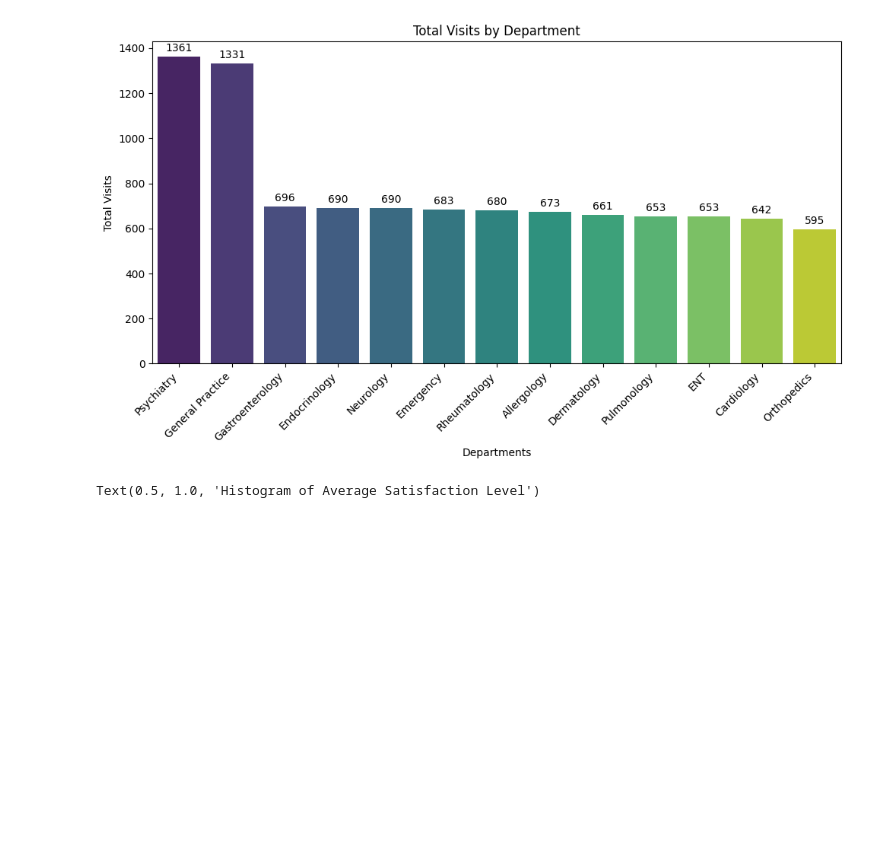
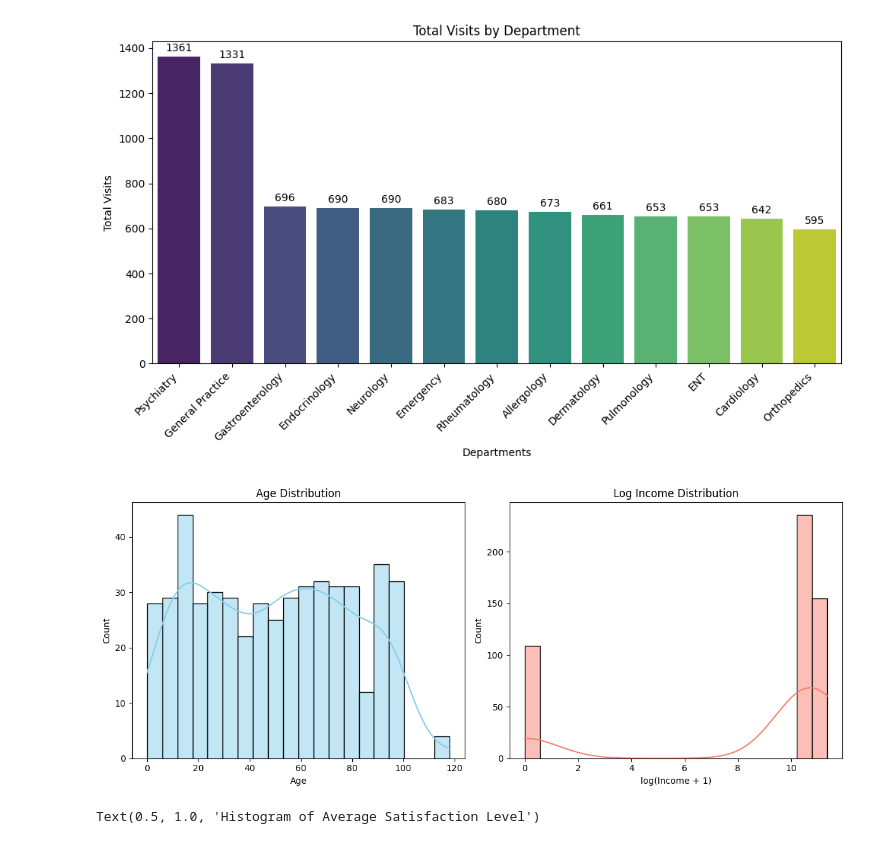
Before and after one commit to gugaffranco/datapreprocessing, a Jupyter notebook: G08 - Code.ipynb, the cells around one changed output. Saved outputs shown, nothing was run; the diff lists cells and outputs as text; code cells hidden in the pictures; blank space fills up the shorter version.

```diff
--- a/G08 - Code.ipynb
+++ b/G08 - Code.ipynb
@@ -461,3 +485,58 @@ Passing `palette` without assigning `hue` is deprecated and will be removed in v
 
   sns.barplot(x=totals.index, y=totals.values, palette='viridis')
 [figure]
+# %%
+# Generate histograms for Age and log-transformed Income using ABT dataframe
+
+
+
+# Columns we need
+age_col = 'Age'
+income_col = 'Approximate Annual Income'
+
+# Make sure at least one column is present
+if age_col not in ABT_city_hospital and income_col not in ABT_city_hospital.columns:
+    raise KeyError(f"Required columns not found. Available columns: {list(ABT_city_hospital.columns)}")
+
+# Log-transform income if present
+log_income = None
+if income_col in ABT_city_hospital.columns:
+    log_income = np.log1p(ABT_city_hospital[income_col].fillna(0))
+
+# Plot setup
+plt.figure(figsize=(12, 5))
+
+# ---- Age histogram ----
+plt.subplot(1, 2, 1)
+if age_col in ABT_city_hospital.columns:
+    sns.histplot(
+        abt_df[age_col].dropna(),
+        bins=20,
+        kde=True,
+        color='skyblue'
+    )
+    plt.xlabel('Age')
+else:
+    plt.text(0.5, 0.5, 'Age column not found', ha='center')
+plt.title('Age Distribution')
+plt.ylabel('Count')
+
+# ---- Log-income histogram ----
+plt.subplot(1, 2, 2)
+if log_income is not None:
+    sns.histplot(
+        log_income.dropna(),
+        bins=20,
+        kde=True,
+        color='salmon'
+    )
+    plt.xlabel('log(Income + 1)')
+else:
+    plt.text(0.5, 0.5, f"{income_col} not found", ha='center')
+plt.title('Log Income Distribution')
+plt.ylabel('Count')
+
+plt.tight_layout()
+plt.show()
+# %% [output]
+[figure, added]
```
Also changed, not shown: parts of 4 cells of this notebook.
